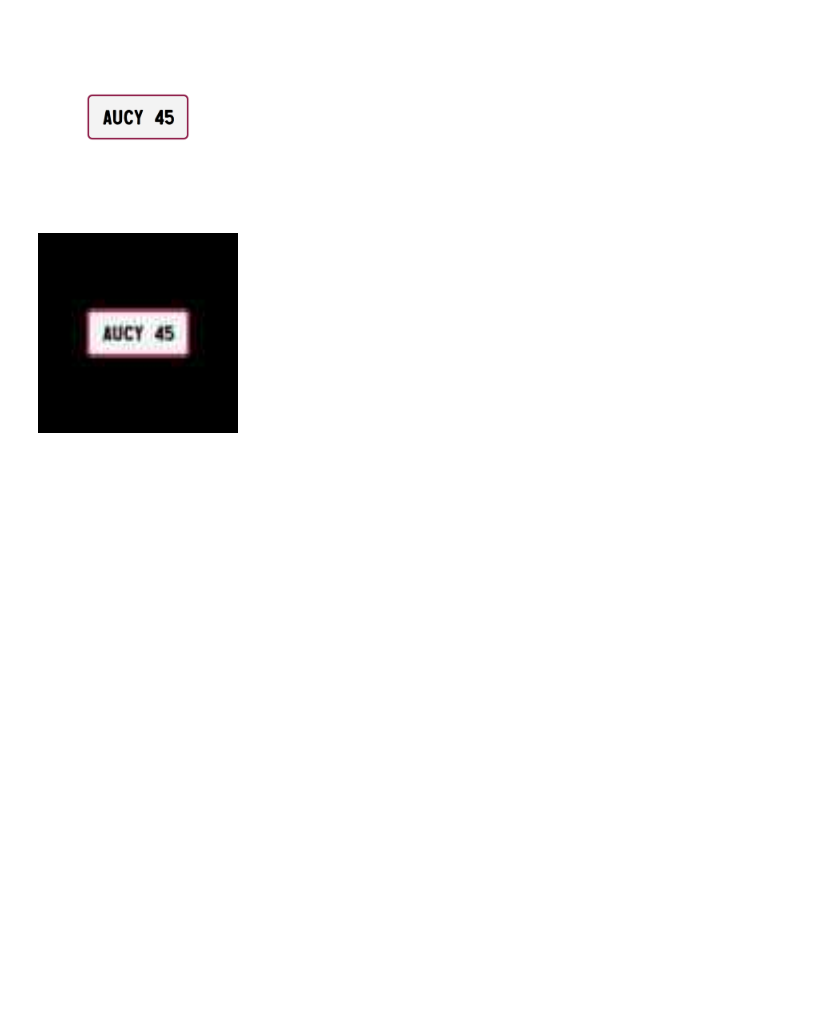
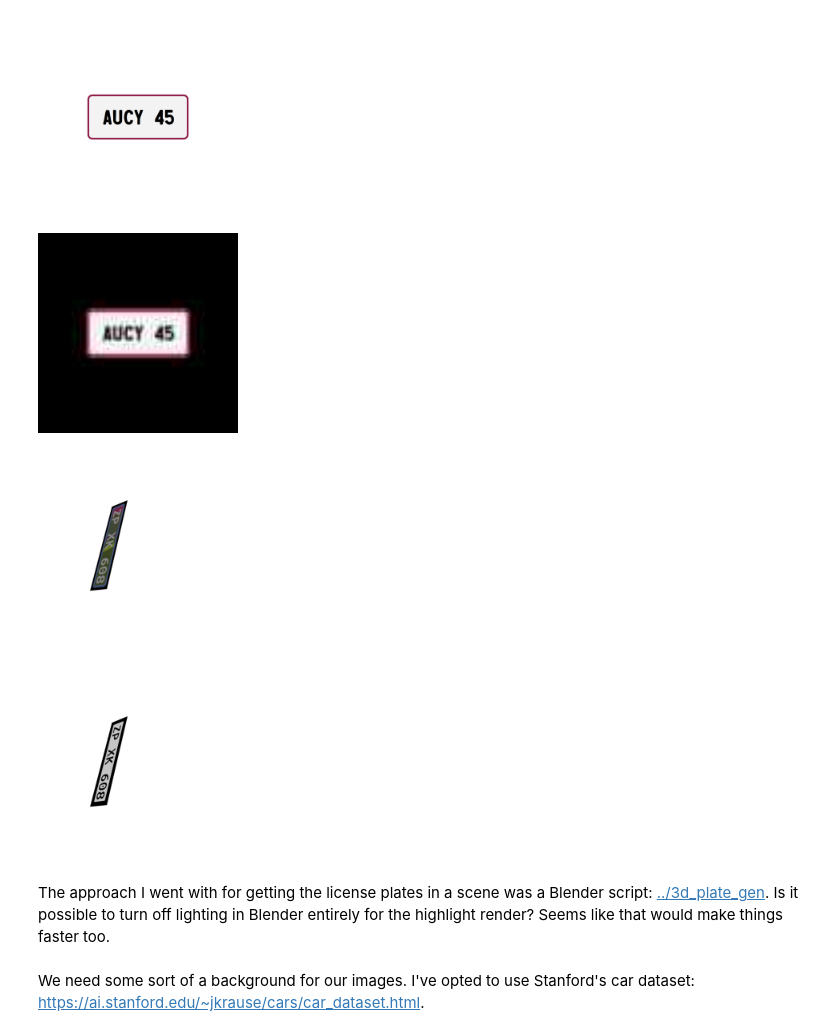
Before and after one commit to vinhowe/license-plate-super-resolution, a Jupyter notebook: notebooks/prototyping.ipynb, the cells around one changed output. Drawn from its saved outputs; the diff is of its cells as text; code cells hidden in the pictures; blank space fills up the shorter version.

Commit message:
Add compositor for 3D plate foregrounds with car dataset

```diff
--- a/notebooks/prototyping.ipynb
+++ b/notebooks/prototyping.ipynb
@@ -356,3 +356,14 @@ display(IImage('test-degrade.jpg', width=max_width, height=max_width))
 # %% [output]
 [figure]
 [figure]
+# %%
+idx = 90
+display(IImage(f'../data/augmented-plates/baseline/{idx}.png', width=max_width, height=max_width))
+display(IImage(f'../data/augmented-plates/highlight/{idx}.png', width=max_width, height=max_width))
+# %% [output]
+[figure, added]
+[figure, added]
+# %% [markdown]
+The approach I went with for getting the license plates in a scene was a Blender script: [../3d_plate_gen](../3d_plate_gen). Is it possible to turn off lighting in Blender entirely for the highlight render? Seems like that would make things faster too.
+# %% [markdown]
+We need some sort of a background for our images. I've opted to use Stanford's car dataset: https://ai.stanford.edu/~jkrause/cars/car_dataset.html.
```
Also changed, not shown: parts of 3 cells of this notebook, 2 other files.
